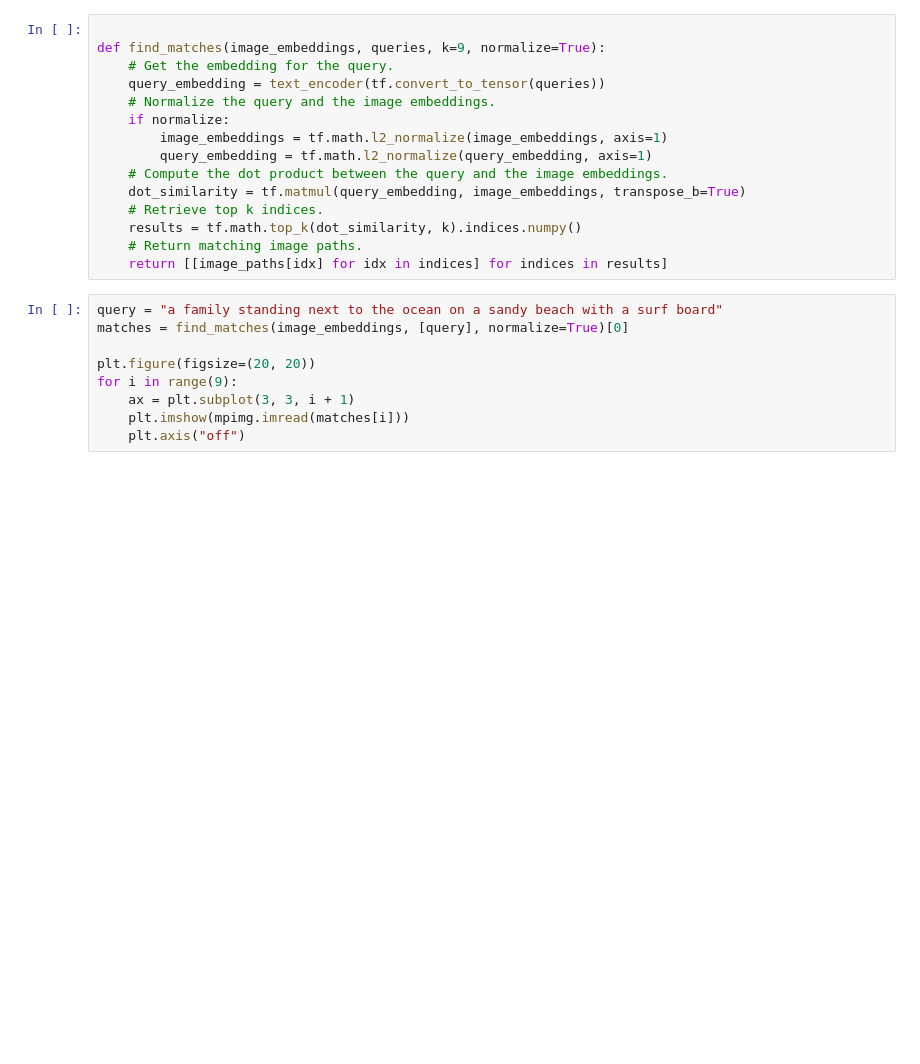
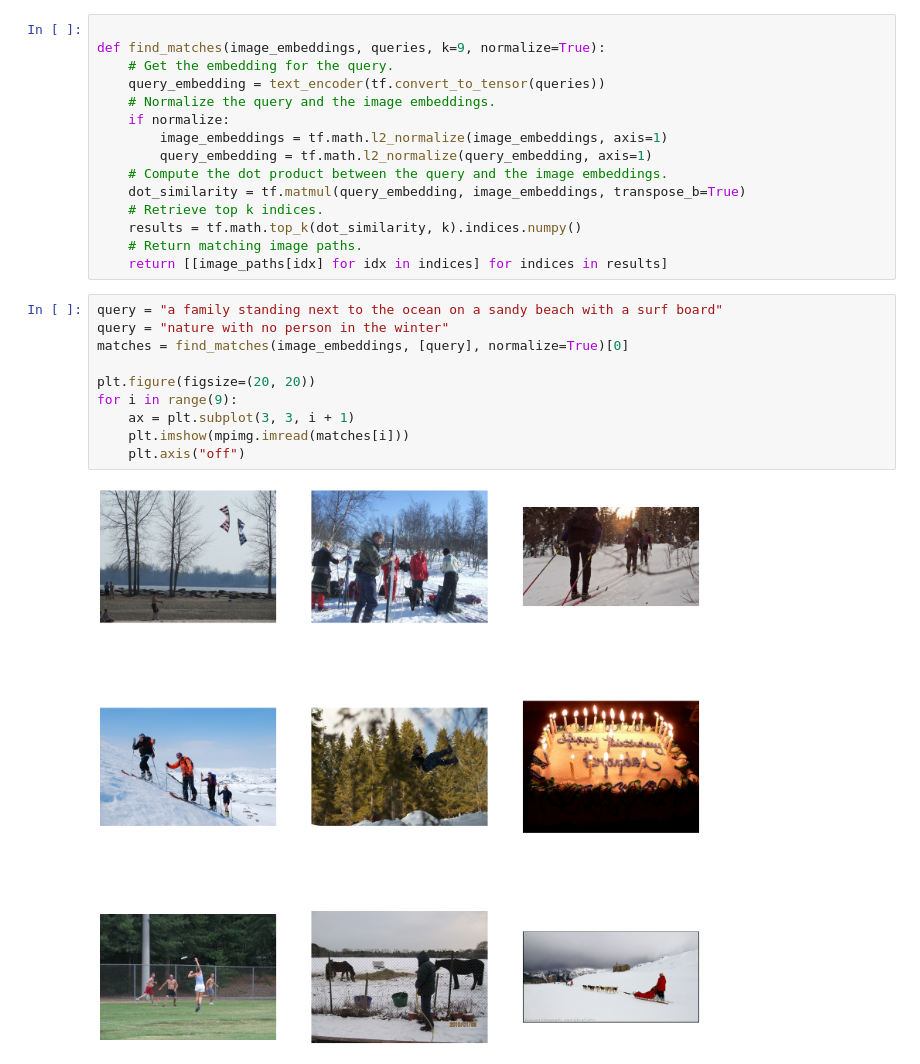
Before and after one commit to dwnsnu/hpc_keras, a Jupyter notebook: ch17_CLIP/ch17.ipynb, the cells around one changed output. Cells and saved outputs as stored; diff of their text form; blank space fills up the shorter version.

```diff
--- a/ch17_CLIP/ch17.ipynb
+++ b/ch17_CLIP/ch17.ipynb
@@ -446,12 +497,15 @@ def find_matches(image_embeddings, queries, k=9, normalize=True):
 # %%
 query = "a family standing next to the ocean on a sandy beach with a surf board"
+query = "nature with no person in the winter"
 matches = find_matches(image_embeddings, [query], normalize=True)[0]
 
 plt.figure(figsize=(20, 20))
 for i in range(9):
     ax = plt.subplot(3, 3, i + 1)
     plt.imshow(mpimg.imread(matches[i]))
     plt.axis("off")
+# %% [output]
+[figure, added]
 # %%
 
 def compute_top_k_accuracy(image_paths, k=100):
```
Also changed, not shown: parts of 13 cells of this notebook, 1 other file.
